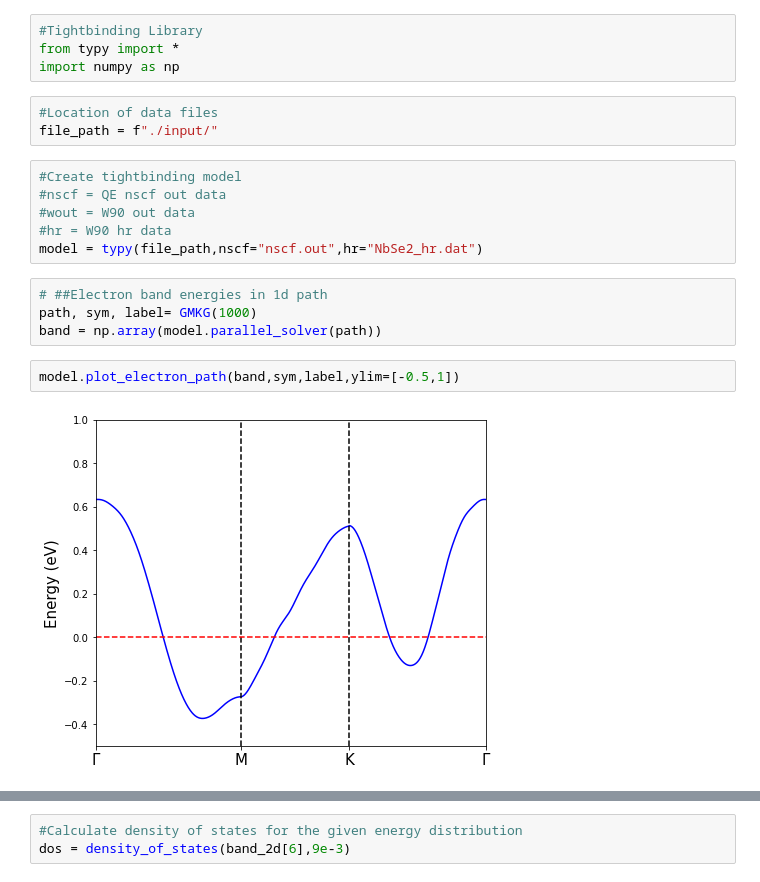
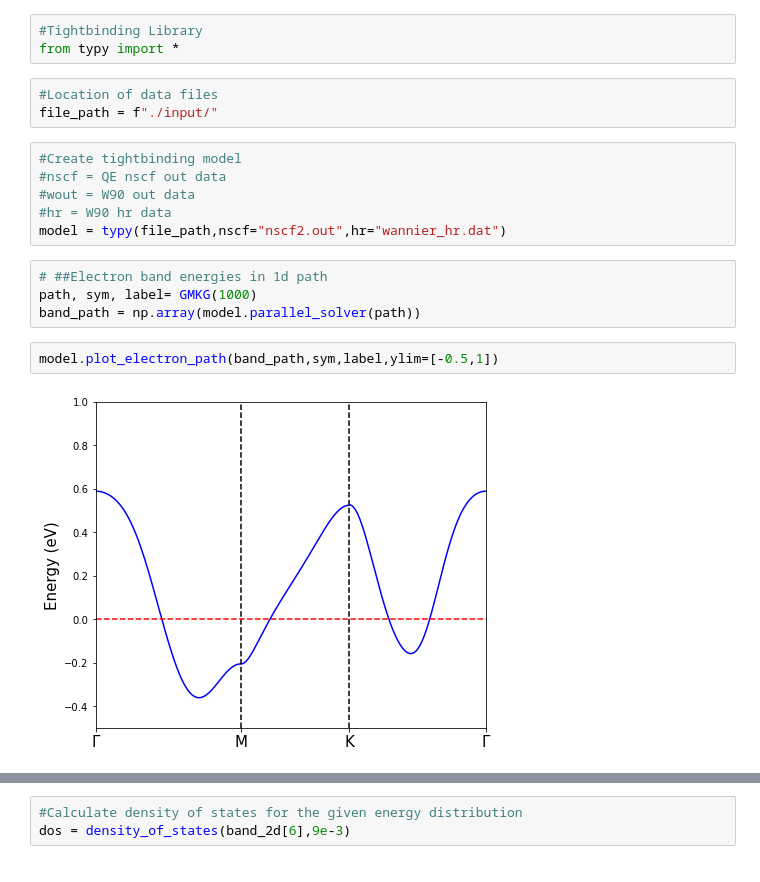
Before and after one commit to susyexists/typy, a Jupyter notebook: suscep.ipynb, the cells around one changed output, grey strips where cells are left out. Cells and saved outputs as stored; diff of their text form.

```diff
--- a/suscep.ipynb
+++ b/suscep.ipynb
@@ -1,7 +1,6 @@
 # %%
 #Tightbinding Library
 from typy import *
-import numpy as np
 # %%
 #Location of data files
 file_path = f"./input/"
@@ -10,12 +9,12 @@ file_path = f"./input/"
 #nscf = QE nscf out data
 #wout = W90 out data
 #hr = W90 hr data
-model = typy(file_path,nscf="nscf.out",hr="NbSe2_hr.dat")
+model = typy(file_path,nscf="nscf2.out",hr="wannier_hr.dat")
 # %%
 # ##Electron band energies in 1d path
 path, sym, label= GMKG(1000)
-band = np.array(model.parallel_solver(path))
+band_path = np.array(model.parallel_solver(path))
 # %%
-model.plot_electron_path(band,sym,label,ylim=[-0.5,1])
+model.plot_electron_path(band_path,sym,label,ylim=[-0.5,1])
 # %% [output]
-[figure, old version]
+[figure, new version]
```
Also changed, not shown: parts of 6 cells of this notebook, 3 other files.
